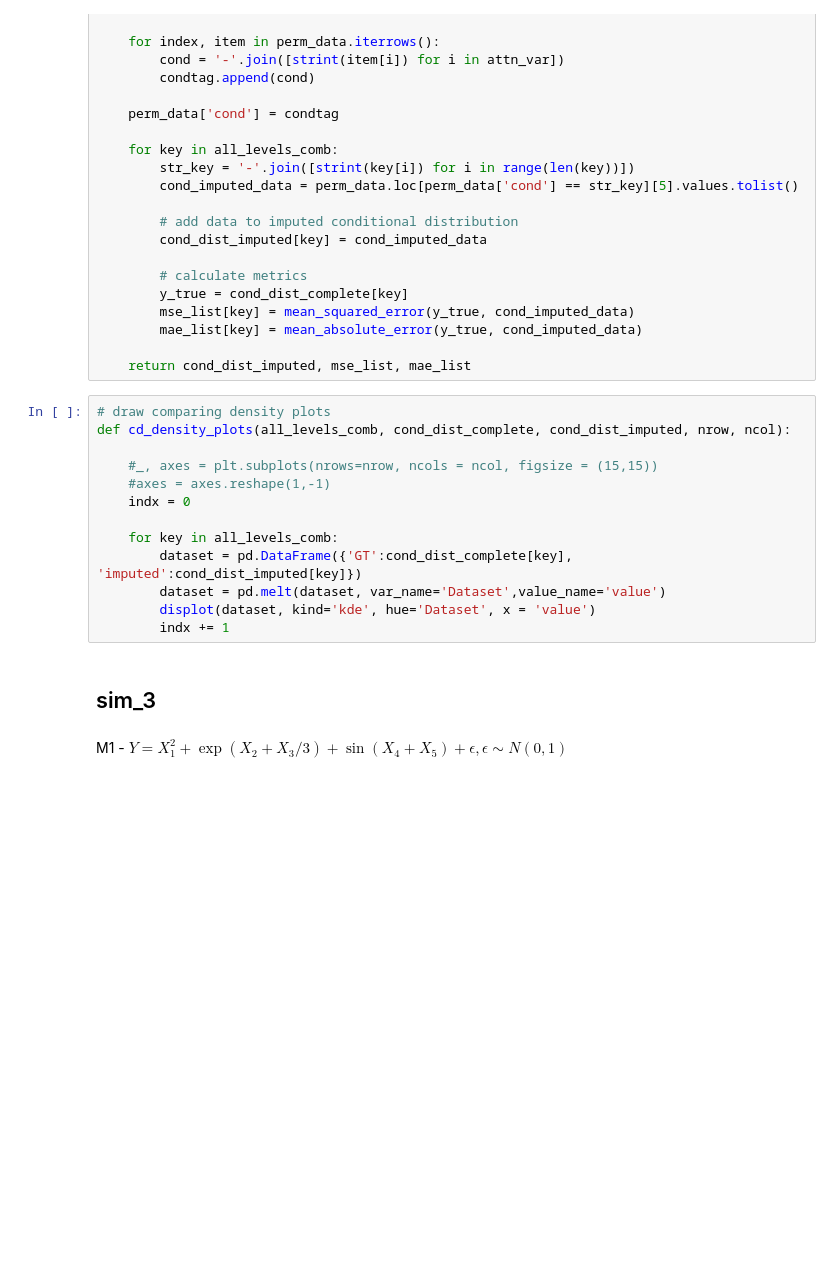
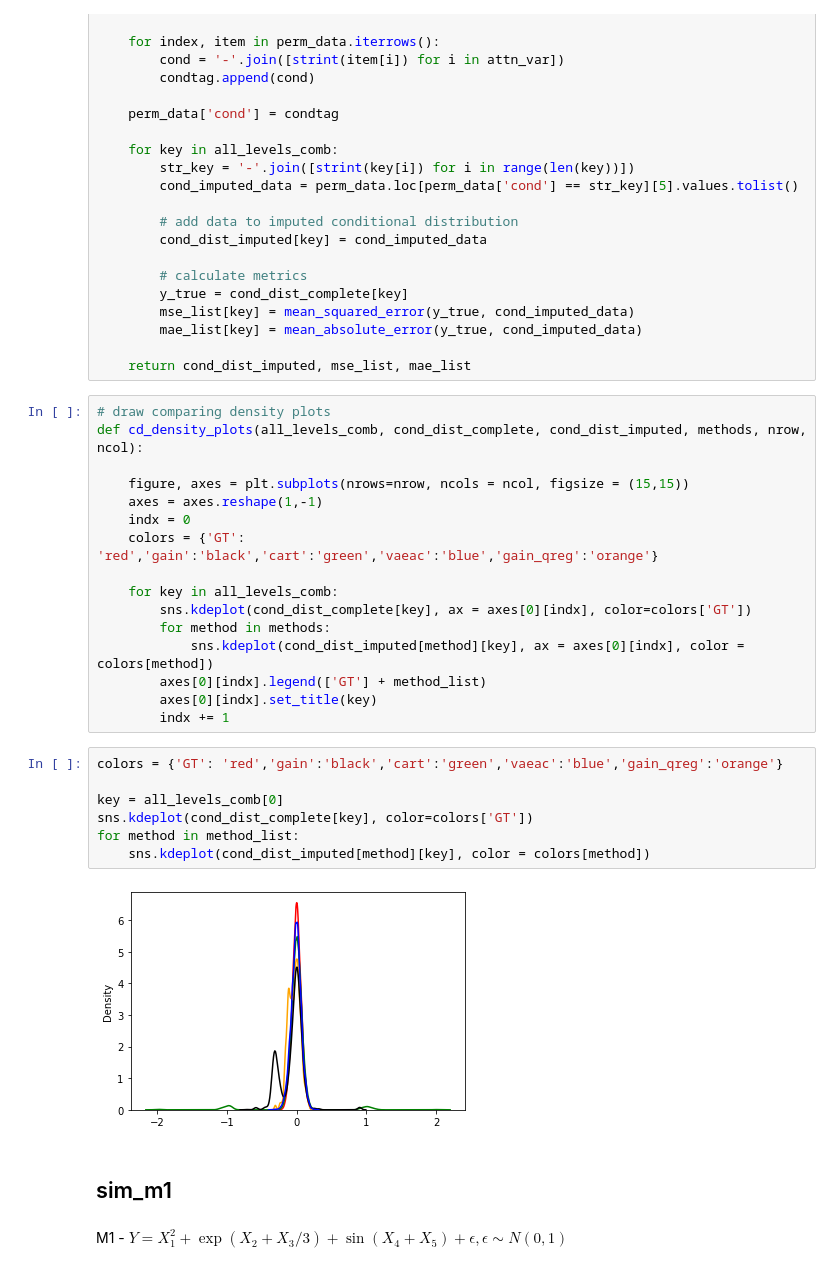
Before and after one commit to AlAaraaf/MissingData_DL, a Jupyter notebook: data_view.ipynb, the cells around one changed output. Cells and saved outputs as stored; diff of their text form; blank space fills up the shorter version.

```diff
--- a/data_view.ipynb
+++ b/data_view.ipynb
@@ -394,19 +396,31 @@ def perm_metric_result(all_levels, all_levels_comb, cond_dist_complete, perm_dat
     return cond_dist_imputed, mse_list, mae_list
 # %%
 # draw comparing density plots
-def cd_density_plots(all_levels_comb, cond_dist_complete, cond_dist_imputed, nrow, ncol):
+def cd_density_plots(all_levels_comb, cond_dist_complete, cond_dist_imputed, methods, nrow, ncol):
 
-    #_, axes = plt.subplots(nrows=nrow, ncols = ncol, figsize = (15,15))
-    #axes = axes.reshape(1,-1)
+    figure, axes = plt.subplots(nrows=nrow, ncols = ncol, figsize = (15,15))
+    axes = axes.reshape(1,-1)
     indx = 0
+    colors = {'GT': 'red','gain':'black','cart':'green','vaeac':'blue','gain_qreg':'orange'}
 
     for key in all_levels_comb:
-        dataset = pd.DataFrame({'GT':cond_dist_complete[key], 'imputed':cond_dist_imputed[key]})
-        dataset = pd.melt(dataset, var_name='Dataset',value_name='value')
-        displot(dataset, kind='kde', hue='Dataset', x = 'value')
+        sns.kdeplot(cond_dist_complete[key], ax = axes[0][indx], color=colors['GT'])
+        for method in methods:
+            sns.kdeplot(cond_dist_imputed[method][key], ax = axes[0][indx], color = colors[method])
+        axes[0][indx].legend(['GT'] + method_list)
+        axes[0][indx].set_title(key)
         indx += 1
+# %%
+colors = {'GT': 'red','gain':'black','cart':'green','vaeac':'blue','gain_qreg':'orange'}
+
+key = all_levels_comb[0]
+sns.kdeplot(cond_dist_complete[key], color=colors['GT'])
+for method in method_list:
+    sns.kdeplot(cond_dist_imputed[method][key], color = colors[method])
+# %% [output]
+[figure, added]
 # %% [markdown]
-##  sim_3
+##  sim_m1
 # %% [markdown]
 M1 - $Y = X_1^2 + \exp(X_2 + X_3/3) + \sin(X_4 + X_5) + \epsilon, \epsilon \sim N(0,1)$
 # %%
```
Also changed, not shown: parts of 46 cells of this notebook, 1 other file.
